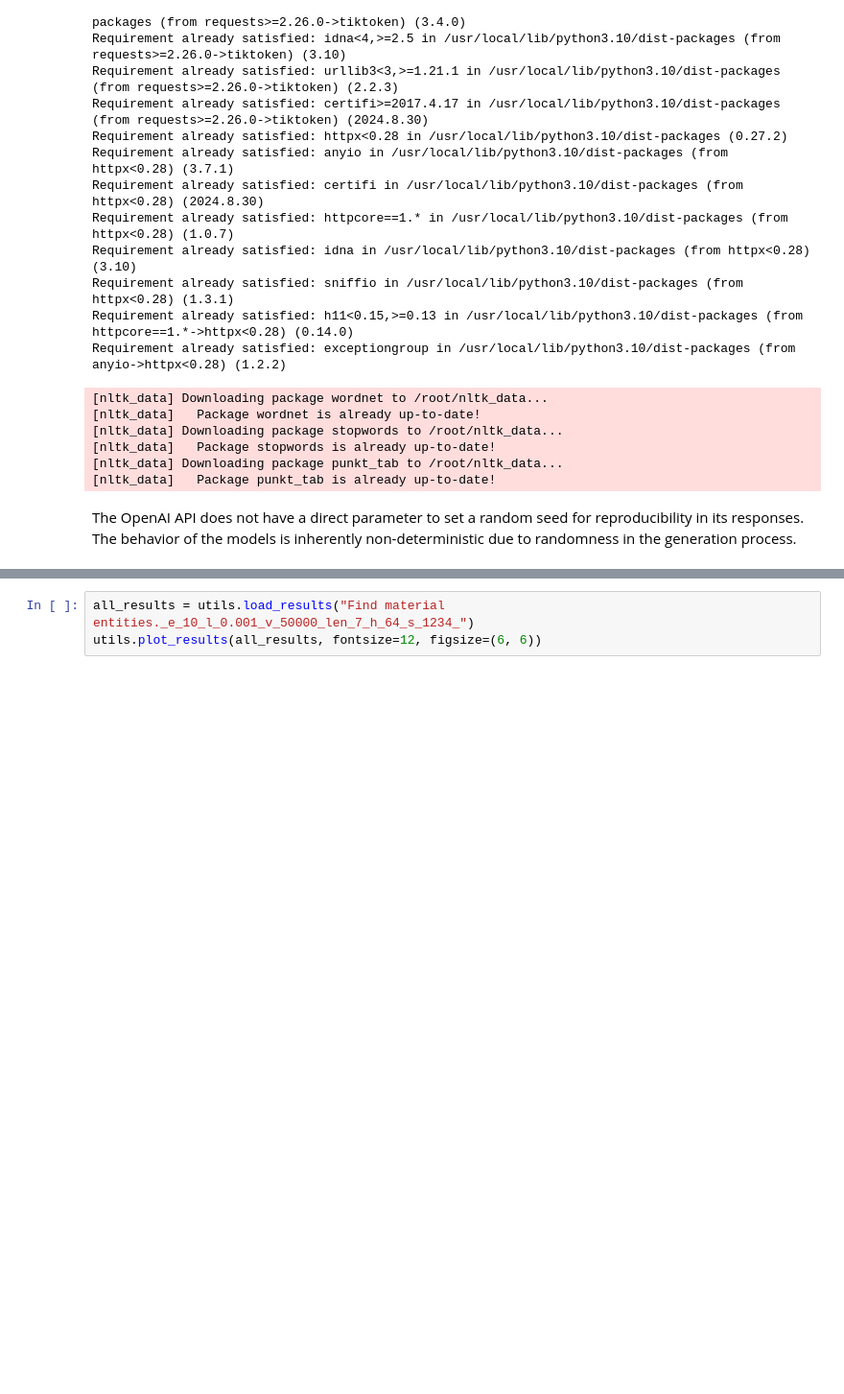
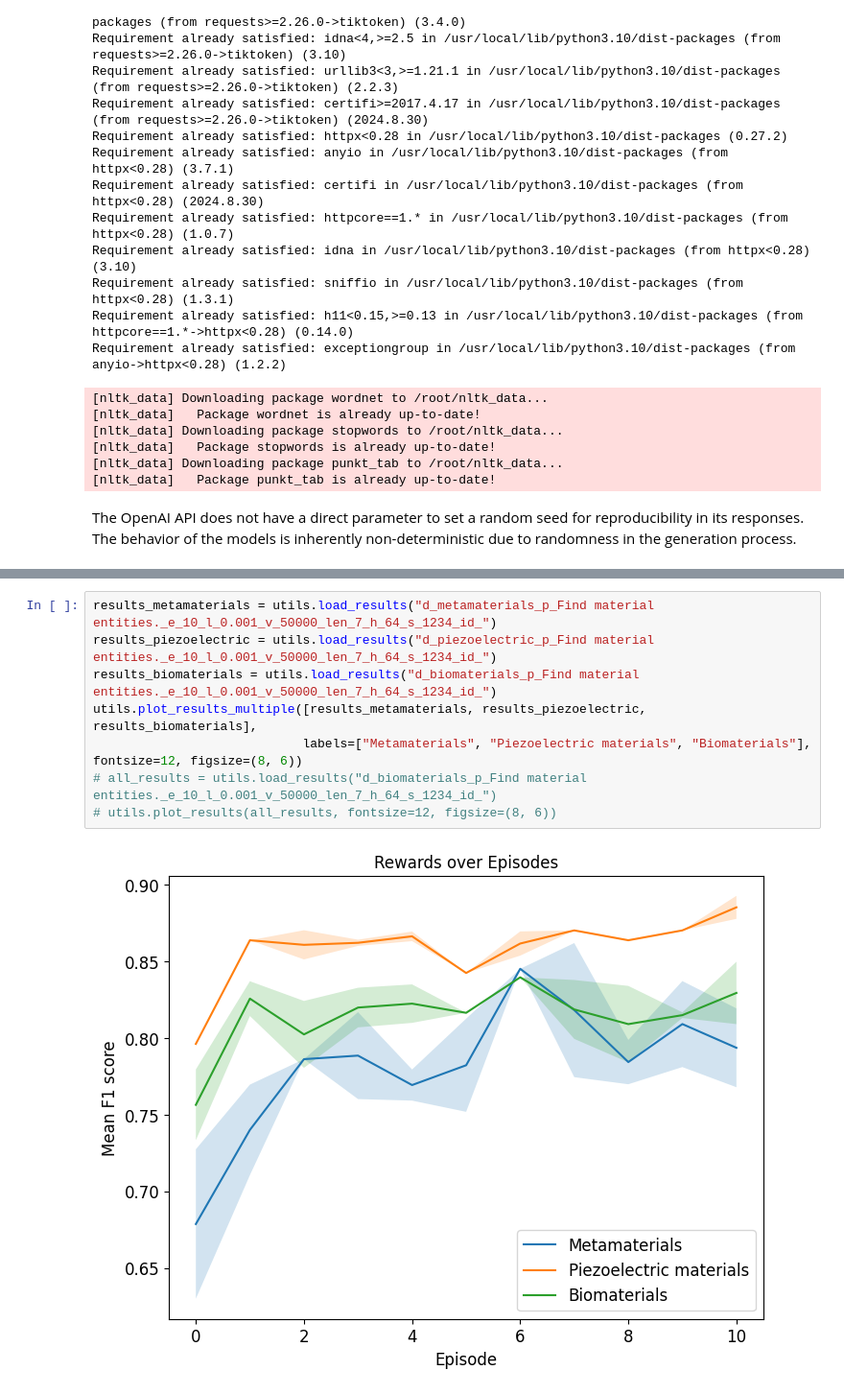
Before and after one commit to BOWENmeZHENG/RL, a Jupyter notebook: train.ipynb, the cells around one changed output, grey strips where cells are left out. Shown at 96% size. Saved outputs shown, nothing was run; the diff lists cells and outputs as text; blank space fills up the shorter version.

```diff
--- a/train.ipynb
+++ b/train.ipynb
@@ -58,3 +78,10 @@ PROMPTS, PREDICTIONS, SCORES, REWARDS = rl.do_training(
-# %%
-all_results = utils.load_results("Find material entities._e_10_l_0.001_v_50000_len_7_h_64_s_1234_")
-utils.plot_results(all_results, fontsize=12, figsize=(6, 6))
+# %%
+results_metamaterials = utils.load_results("d_metamaterials_p_Find material entities._e_10_l_0.001_v_50000_len_7_h_64_s_1234_id_")
+results_piezoelectric = utils.load_results("d_piezoelectric_p_Find material entities._e_10_l_0.001_v_50000_len_7_h_64_s_1234_id_")
+results_biomaterials = utils.load_results("d_biomaterials_p_Find material entities._e_10_l_0.001_v_50000_len_7_h_64_s_1234_id_")
+utils.plot_results_multiple([results_metamaterials, results_piezoelectric, results_biomaterials],
+                            labels=["Metamaterials", "Piezoelectric materials", "Biomaterials"], fontsize=12, figsize=(8, 6))
+# all_results = utils.load_results("d_biomaterials_p_Find material entities._e_10_l_0.001_v_50000_len_7_h_64_s_1234_id_")
+# utils.plot_results(all_results, fontsize=12, figsize=(8, 6))
+# %% [output]
+[figure, added]
```
Also changed, not shown: parts of 1 cell of this notebook, 6 other files.
